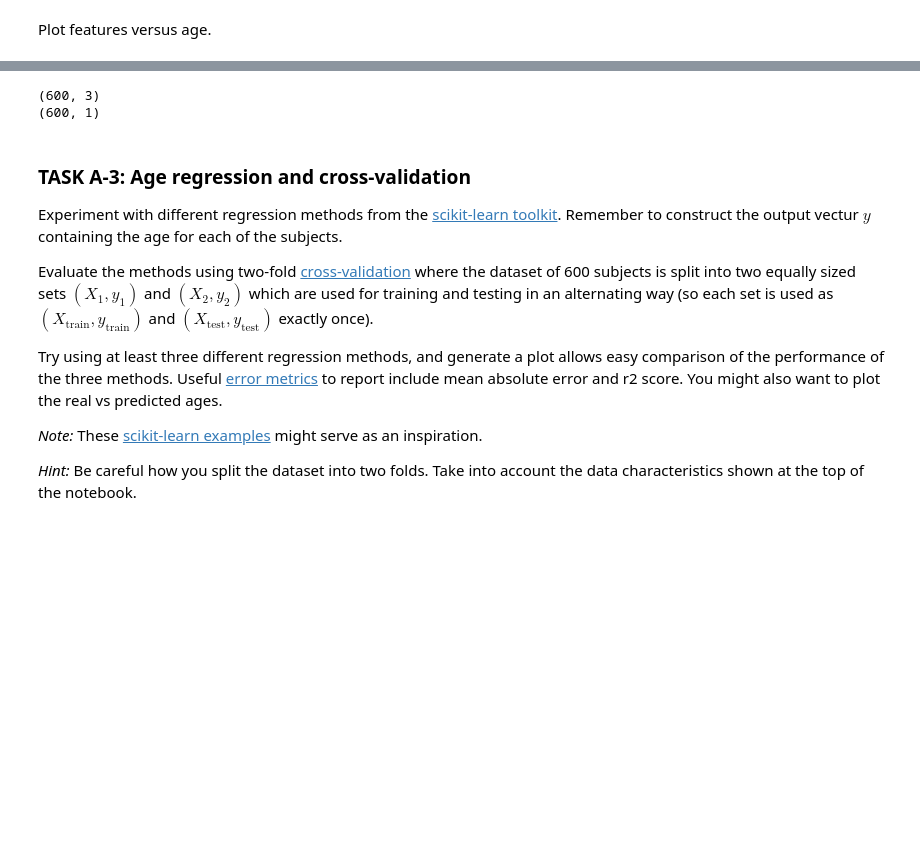
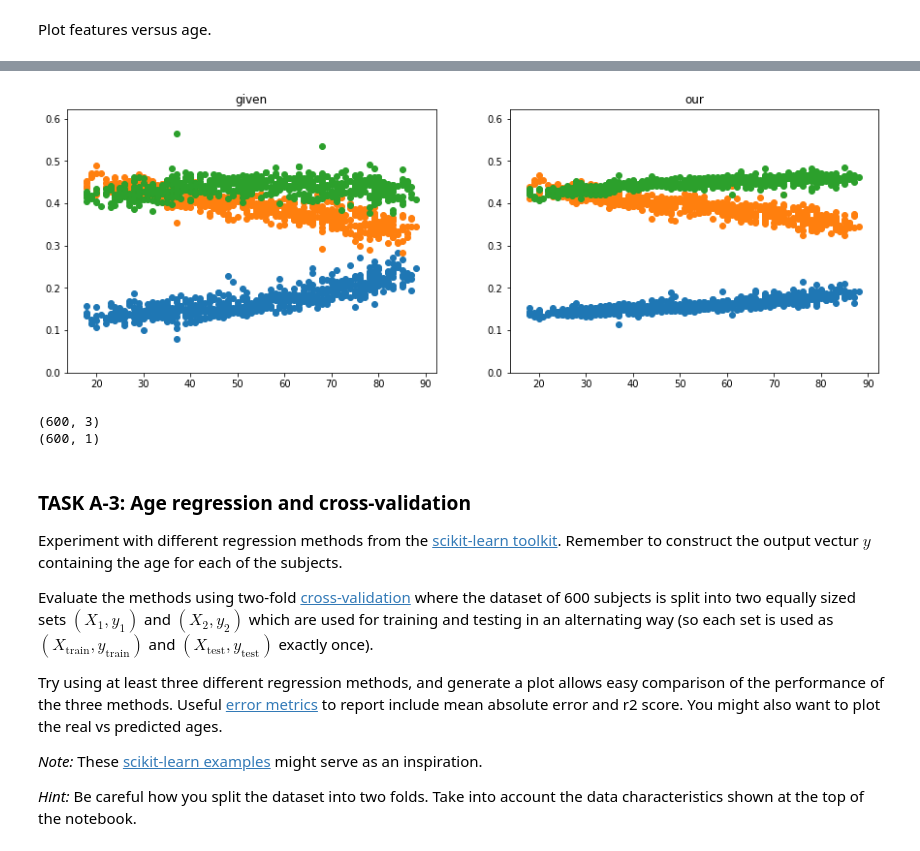
Before and after one commit to chengyiz/Brain-MRI-Segmentation, a Jupyter notebook: mli-coursework-2/MLI-CW-2.ipynb, the cells around one changed output, grey strips where cells are left out. Drawn from its saved outputs; the diff is of its cells as text; code cells hidden in the pictures; blank space fills up the shorter version.

```diff
--- a/mli-coursework-2/MLI-CW-2.ipynb
+++ b/mli-coursework-2/MLI-CW-2.ipynb
@@ -636,3 +674,28 @@ print(vols_normalised.shape)
+# %%
+## CALCULATE RELATIVE TISSUE VOLUMES
+
+########################################
+# ADD YOUR CODE HERE
+########################################
+vols_given_normalised = vols_given / (vols_given[0,:]+vols_given[1,:]+vols_given[2,:])
+vols_normalised = vols_our / (vols_our[0,:]+vols_our[1,:]+vols_our[2,:])
+height = np.max(vols_given_normalised) if np.max(vols_given_normalised) \
+        >= np.max(vols_normalised) else np.max(vols_normalised)
+height *= 1.1
+fig, (ax1, ax2) = plt.subplots(1, 2, figsize=(15, 5))
+ax1.scatter(age, vols_given_normalised[0, :])
+ax1.scatter(age, vols_given_normalised[1, :])
+ax1.scatter(age, vols_given_normalised[2, :])
+ax1.set_ybound(0,height)
+ax1.set_title("given")
+ax2.scatter(age, vols_normalised[0, :])
+ax2.scatter(age, vols_normalised[1, :])
+ax2.scatter(age, vols_normalised[2, :])
+ax2.set_ybound(0,height)
+ax2.set_title("our")
+plt.show()
+# %% [output]
+[figure, added]
 # %%
 X = vols_normalised.T
 y = meta_data['age'].values.reshape(-1,1)
```
Also changed, not shown: parts of 19 cells of this notebook, 1 other file.
